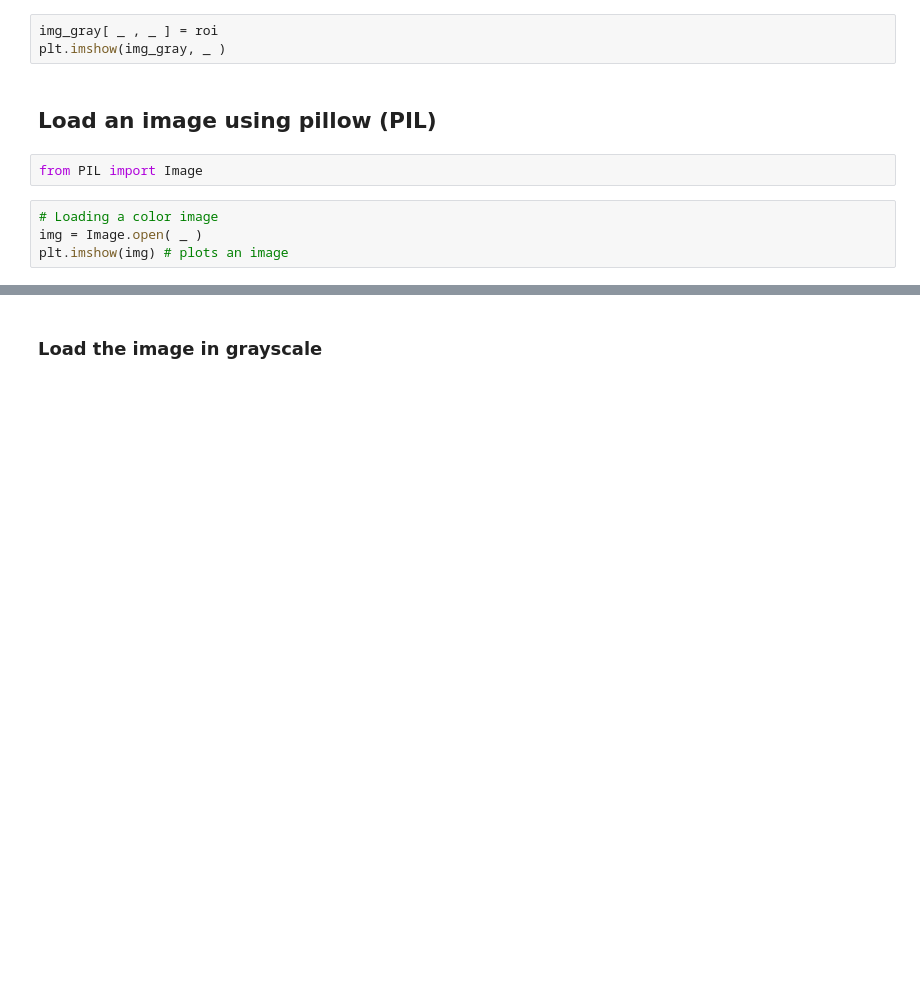
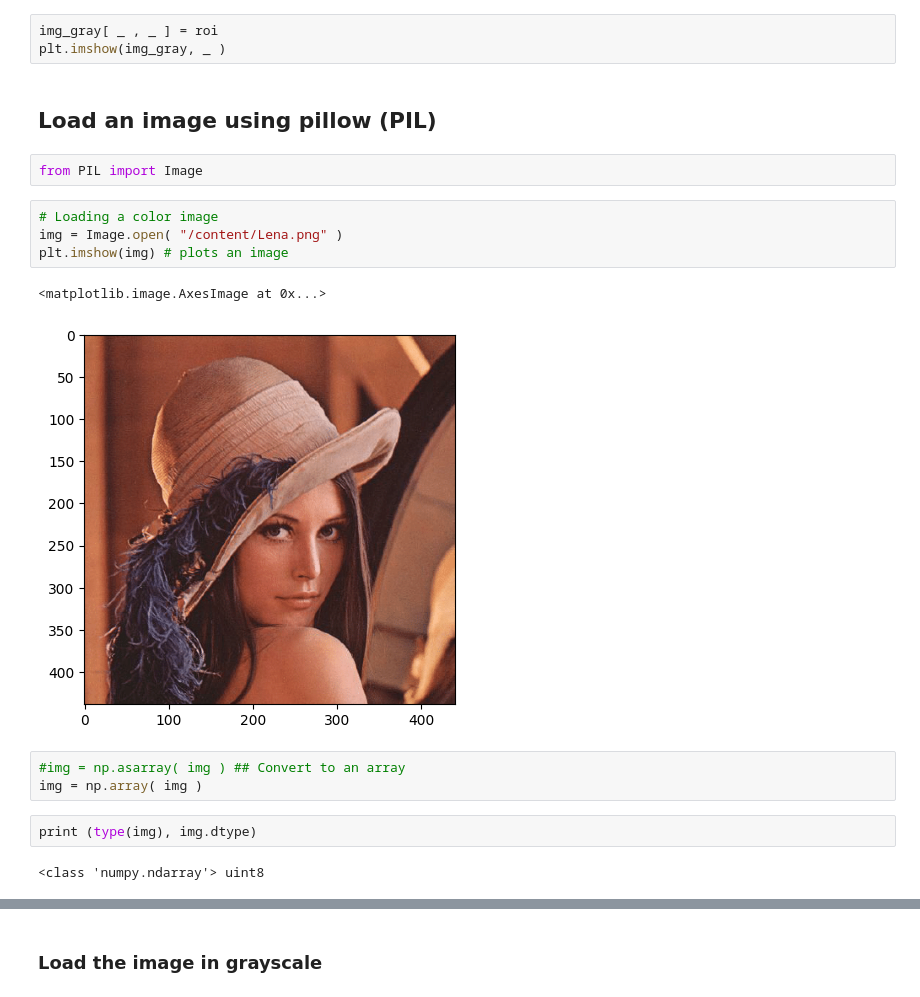
Before and after one commit to WaltherBarrientos/machine_learning, a Jupyter notebook: Basics.ipynb, the cells around one changed output, grey strips where cells are left out. Cells and saved outputs as stored; diff of their text form; blank space fills up the shorter version.

```diff
--- a/Basics.ipynb
+++ b/Basics.ipynb
@@ -106,7 +159,17 @@ plt.imshow(img_gray, _ )
 from PIL import Image
 # %%
 # Loading a color image
-img = Image.open( _ )
+img = Image.open( "/content/Lena.png" )
 plt.imshow(img) # plots an image
+# %% [output]
+<matplotlib.image.AxesImage at 0x...>
+[figure, added]
+# %%
+#img = np.asarray( img ) ## Convert to an array
+img = np.array( img )
+# %%
+print (type(img), img.dtype)
+# %% [output]
+<class 'numpy.ndarray'> uint8
 # %%
 print (img[:10, :10]) ## Error. This is not an array
```
Also changed, not shown: parts of 23 cells of this notebook.
